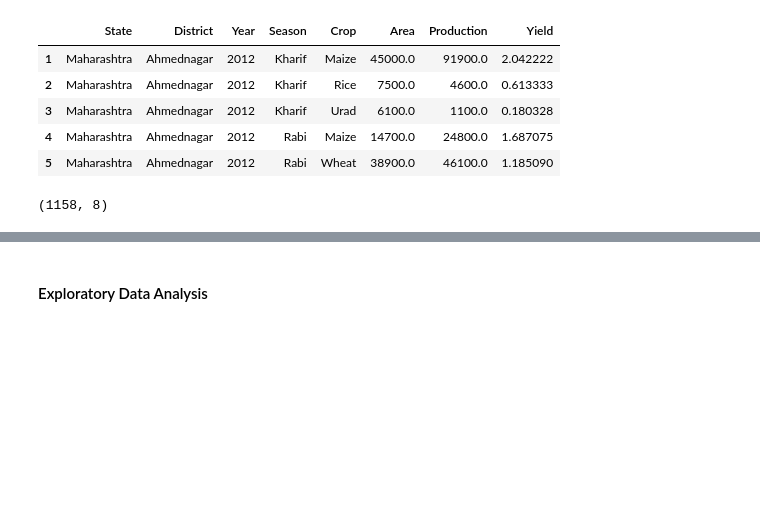
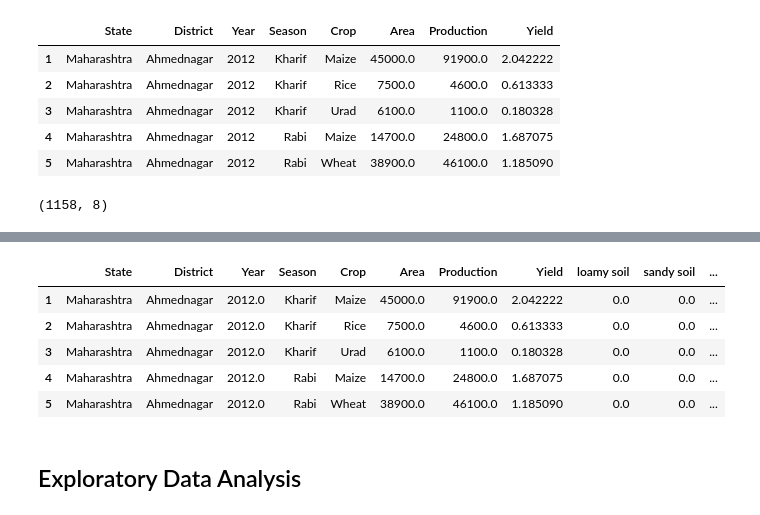
Before and after one commit to vansismishra/FarmElysium, a Jupyter notebook: datacleaning.ipynb, the cells around one changed output, grey strips where cells are left out. Cells and saved outputs as stored; diff of their text form; code cells hidden in the pictures; blank space fills up the shorter version.

```diff
--- a/datacleaning.ipynb
+++ b/datacleaning.ipynb
@@ -308,0 +367,2 @@ df_prod.shape
+# %%
+df_merge = df_merge.drop('Soil Type', axis=1)
@@ -309,5 +371,14 @@ df_prod.shape
+# %%
+df_merge.head()
+# %% [output]
+|  | State | District | Year | Season | Crop | Area | Production | Yield | loamy soil | sandy soil | ... |
+| 1 | Maharashtra | Ahmednagar | 2012.0 | Kharif | Maize | 45000.0 | 91900.0 | 2.042222 | 0.0 | 0.0 | ... |
+| 2 | Maharashtra | Ahmednagar | 2012.0 | Kharif | Rice | 7500.0 | 4600.0 | 0.613333 | 0.0 | 0.0 | ... |
+| 3 | Maharashtra | Ahmednagar | 2012.0 | Kharif | Urad | 6100.0 | 1100.0 | 0.180328 | 0.0 | 0.0 | ... |
+| 4 | Maharashtra | Ahmednagar | 2012.0 | Rabi | Maize | 14700.0 | 24800.0 | 1.687075 | 0.0 | 0.0 | ... |
+| 5 | Maharashtra | Ahmednagar | 2012.0 | Rabi | Wheat | 38900.0 | 46100.0 | 1.185090 | 0.0 | 0.0 | ... |
 # %% [markdown]
-#### Exploratory Data Analysis
+## Exploratory Data Analysis
 # %%
 sns.set_style('darkgrid')
 sns.lineplot(x='Year', y='Annual', data=df_rain)
```
Also changed, not shown: parts of 16 cells of this notebook.
